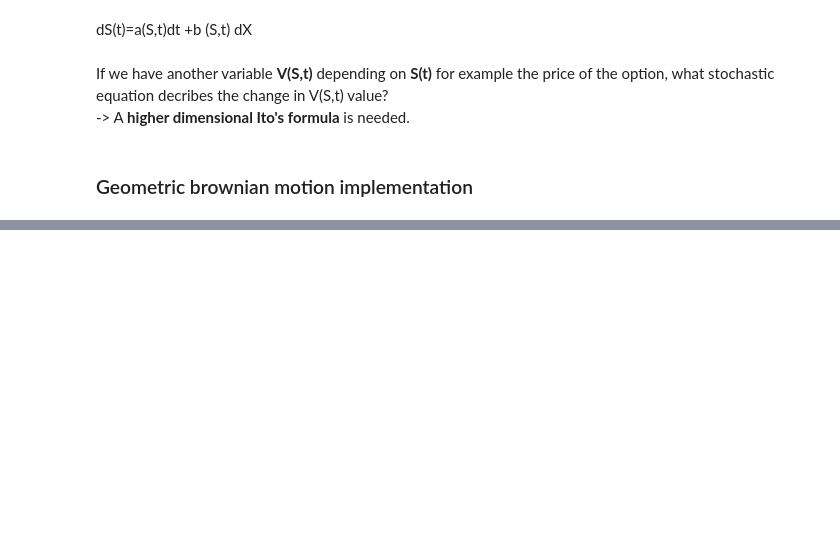
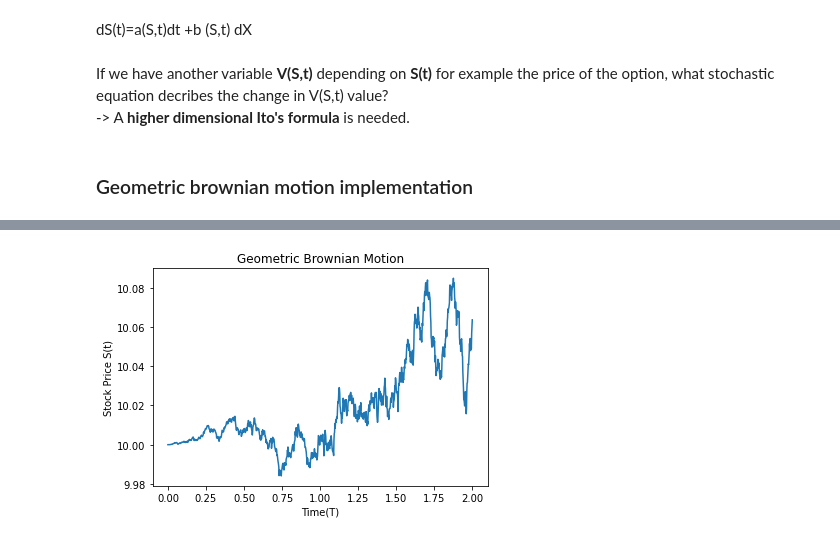
Before and after one commit to alexnesov/CQF-and-Mathematics, a Jupyter notebook: Applied_financial_math/Random behavior in finance.ipynb, the cells around one changed output, grey strips where cells are left out. Drawn from its saved outputs; the diff is of its cells as text; code cells hidden in the pictures; blank space fills up the shorter version.

Commit message:
geometric random walk compelted

```diff
--- a/Applied_financial_math/Random behavior in finance.ipynb
+++ b/Applied_financial_math/Random behavior in finance.ipynb
@@ -90,0 +98,32 @@ If we have another variable **V(S,t)** depending on **S(t)** for example the pri
+# %%
+def simulate_geometric_random_walk(S0, T=2, N=1000, mu=0.1, sigma=0.05):
+    # S0    <=> initial value of the stock
+    # T2    <=> end of simulation being the time horizon
+    # N     <=> number of items being generated
+    # mu    <=> mean of the random walk
+    # sigma <=> random fluctuation around the mean
+
+    dt = T/N
+    t  = np.linspace(0, T, N)
+    # standard normal distribution N(0,1)
+    W = np.random.standard_normal(size=N)
+    print(W)
+    # N(0, dt) = sqrt(dt) * N(0,1)
+    W = np.cumsum(W) * np.sqrt(dt)
+    X = (mu - 0.5 * sigma ** 2) * t * sigma * W
+    S = S0 * np.exp(X)
+
+    print(dt)
+    print(t)
+
+    return t, S
+
+
+def plot_simulation(t, S):
+    plt.plot(t, S)
+    plt.xlabel('Time(T)')
+    plt.ylabel('Stock Price S(t)')
+    plt.title('Geometric Brownian Motion')
+    plt.show()
+# %%
+time, data = simulate_geometric_random_walk(10)
@@ -90,0 +148,4 @@ If we have another variable **V(S,t)** depending on **S(t)** for example the pri
+# %%
+plot_simulation(time, data)
+# %% [output]
+[figure, added]
```
Also changed, not shown: parts of 2 cells of this notebook.
